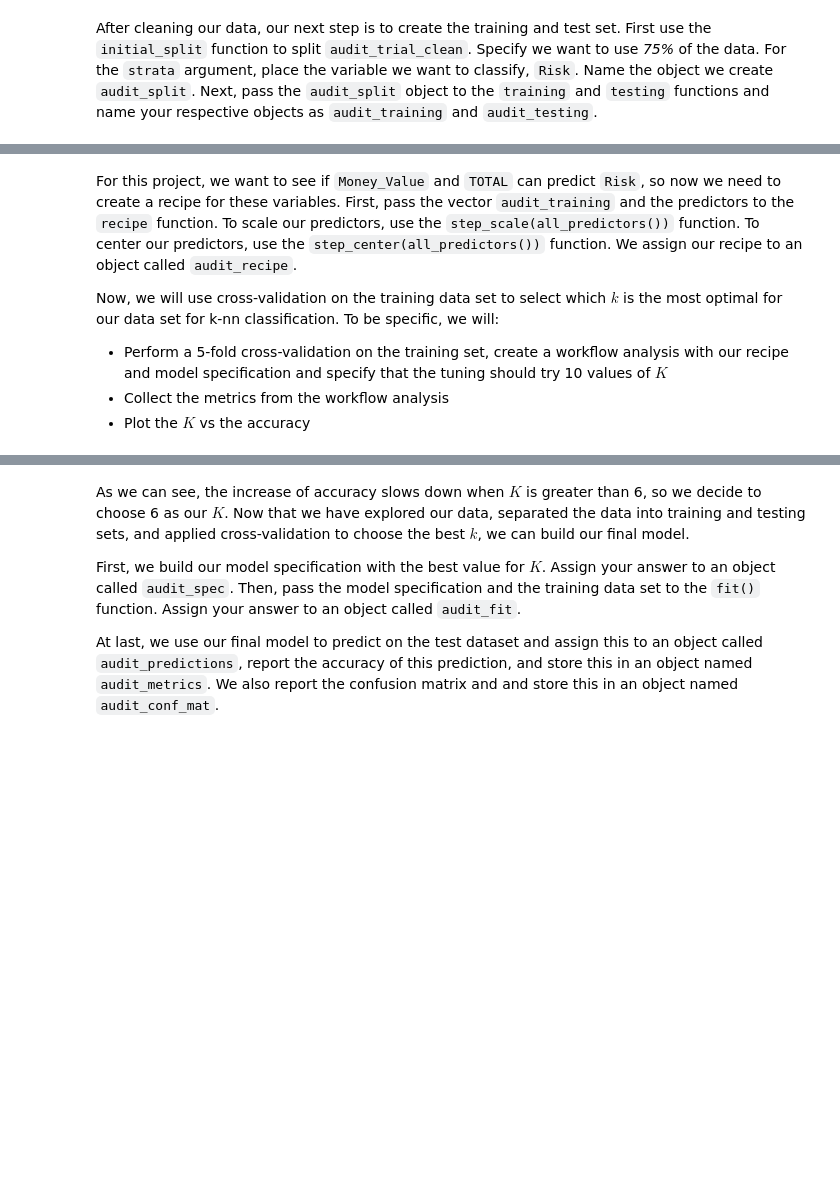
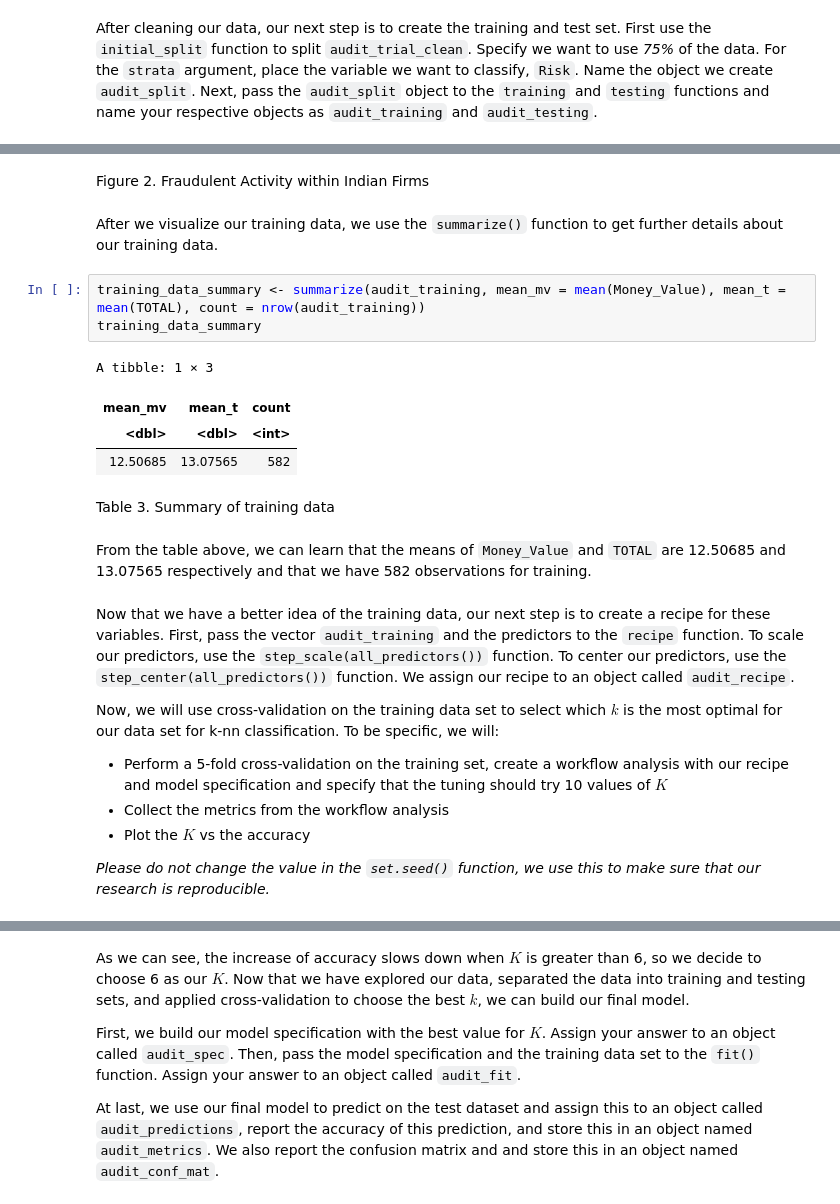
Before and after one commit to ehusken/dsci100-project, a Jupyter notebook: Final Report.ipynb, the cells around one changed output, grey strips where cells are left out. Cells and saved outputs as stored; diff of their text form; blank space fills up the shorter version.

```diff
--- a/Final Report.ipynb
+++ b/Final Report.ipynb
@@ -106,10 +127,28 @@ audit_testing <- testing(audit_split)
+# %% [markdown]
+Figure 2. Fraudulent Activity within Indian Firms
+# %% [markdown]
+After we visualize our training data, we use the `summarize()` function to get further details about our training data.
+# %%
+training_data_summary <- summarize(audit_training, mean_mv = mean(Money_Value), mean_t = mean(TOTAL), count = nrow(audit_training))
+training_data_summary
+# %% [output]
+A tibble: 1 × 3
+| mean_mv | mean_t | count |
+| <dbl> | <dbl> | <int> |
+| 12.50685 | 13.07565 | 582 |
+# %% [markdown]
+Table 3. Summary of training data
+# %% [markdown]
+From the table above, we can learn that the means of `Money_Value` and `TOTAL` are 12.50685 and 13.07565 respectively and that we have 582 observations for training.
 # %% [markdown]
-For this project, we want to see if `Money_Value` and `TOTAL` can predict `Risk`, so now we need to create a recipe for these variables. First, pass the vector `audit_training` and the predictors to the `recipe` function. To scale our predictors, use the `step_scale(all_predictors())` function. To center our predictors, use the `step_center(all_predictors())` function. We assign our recipe to an object called `audit_recipe`.
+Now that we have a better idea of the training data, our next step is to create a recipe for these variables. First, pass the vector `audit_training` and the predictors to the `recipe` function. To scale our predictors, use the `step_scale(all_predictors())` function. To center our predictors, use the `step_center(all_predictors())` function. We assign our recipe to an object called `audit_recipe`.
 
 Now, we will use cross-validation on the training data set to select which $k$ is the most optimal for our data set for k-nn classification. To be specific, we will:
 - Perform a 5-fold cross-validation on the training set, create a workflow analysis with our recipe and model specification and specify that the tuning should try 10 values of $K$
 - Collect the metrics from the workflow analysis
 - Plot the $K$ vs the accuracy
+
+*Please do not change the value in the `set.seed()` function, we use this to make sure that our research is reproducible.*
 # %%
 # Set the seed. Don't remove this!
 set.seed(1234)
```
Also changed, not shown: parts of 20 cells of this notebook, 1 other file.
